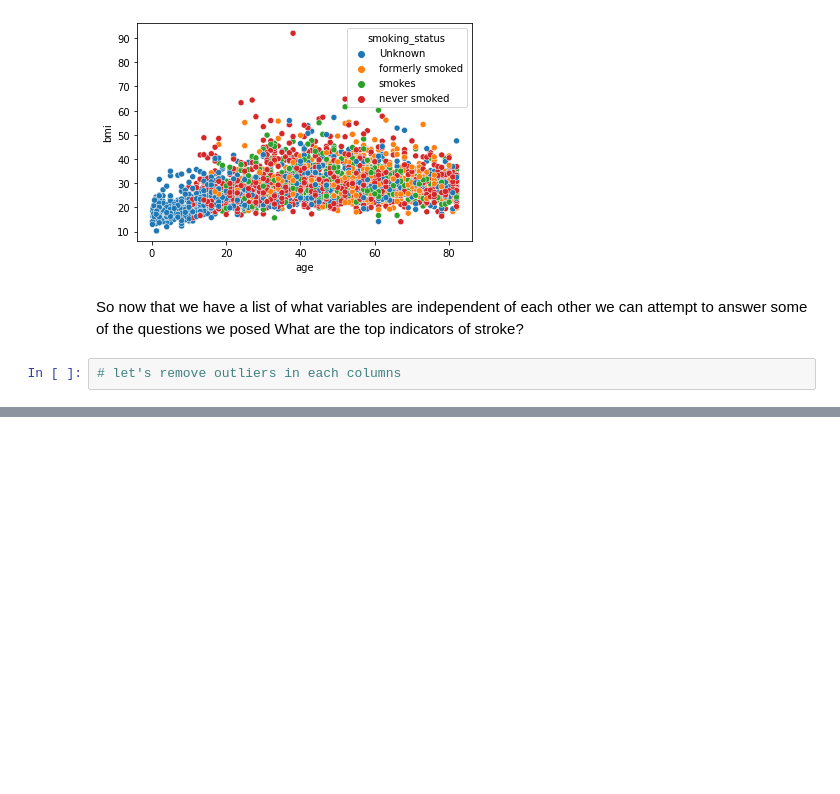
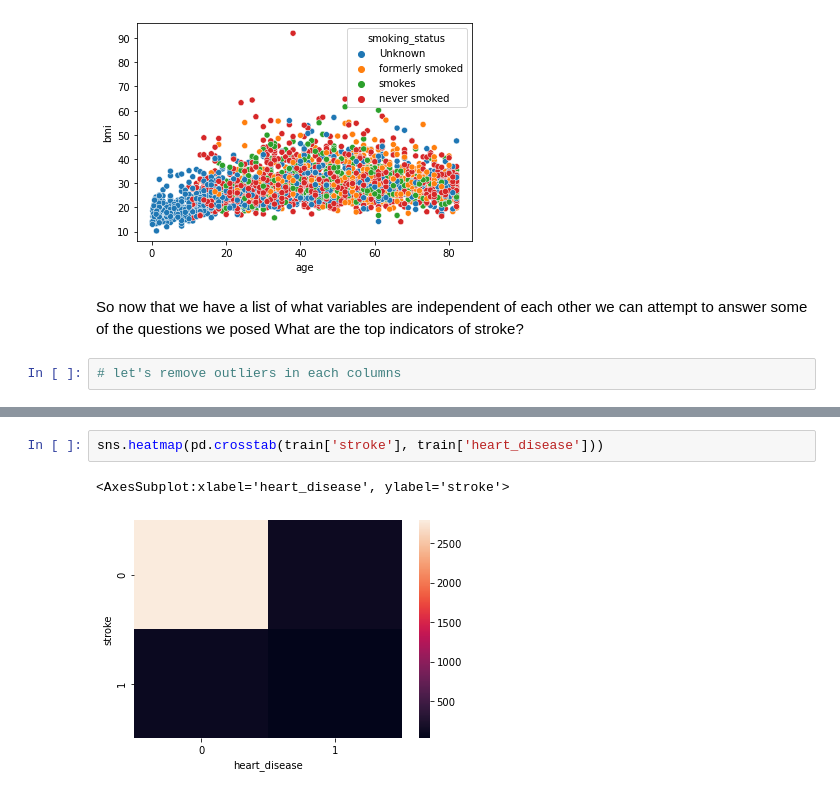
Before and after one commit to stroke-predictors/germain-capstone-stoke-prediction, a Jupyter notebook: explore-Sarah.ipynb, the cells around one changed output, grey strips where cells are left out. Saved outputs shown, nothing was run; the diff lists cells and outputs as text; blank space fills up the shorter version.

```diff
--- a/explore-Sarah.ipynb
+++ b/explore-Sarah.ipynb
@@ -156,0 +219,5 @@ Possibly not drivers in order to investigate:
+# %%
+sns.heatmap(pd.crosstab(train['stroke'], train['heart_disease']))
+# %% [output]
+<AxesSubplot:xlabel='heart_disease', ylabel='stroke'>
+[figure, added]
```
Also changed, not shown: parts of 21 cells of this notebook.
